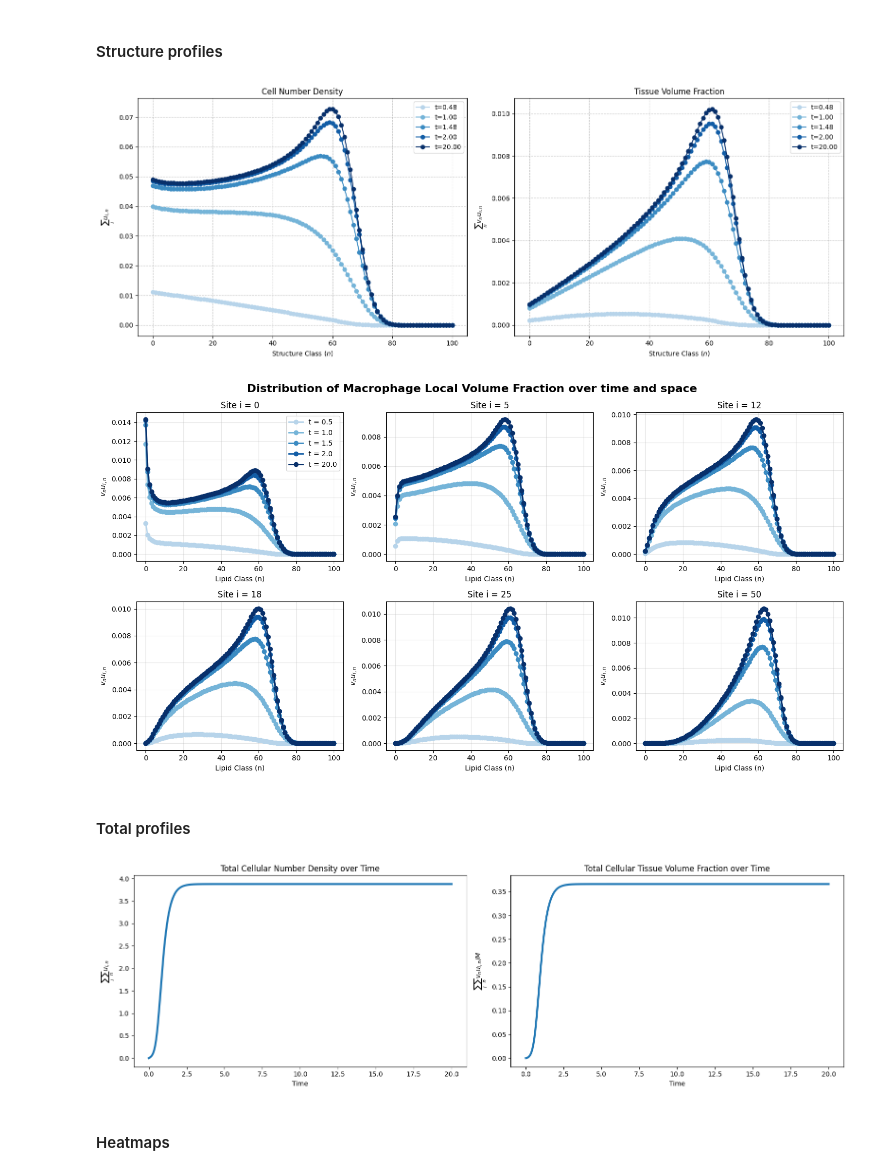
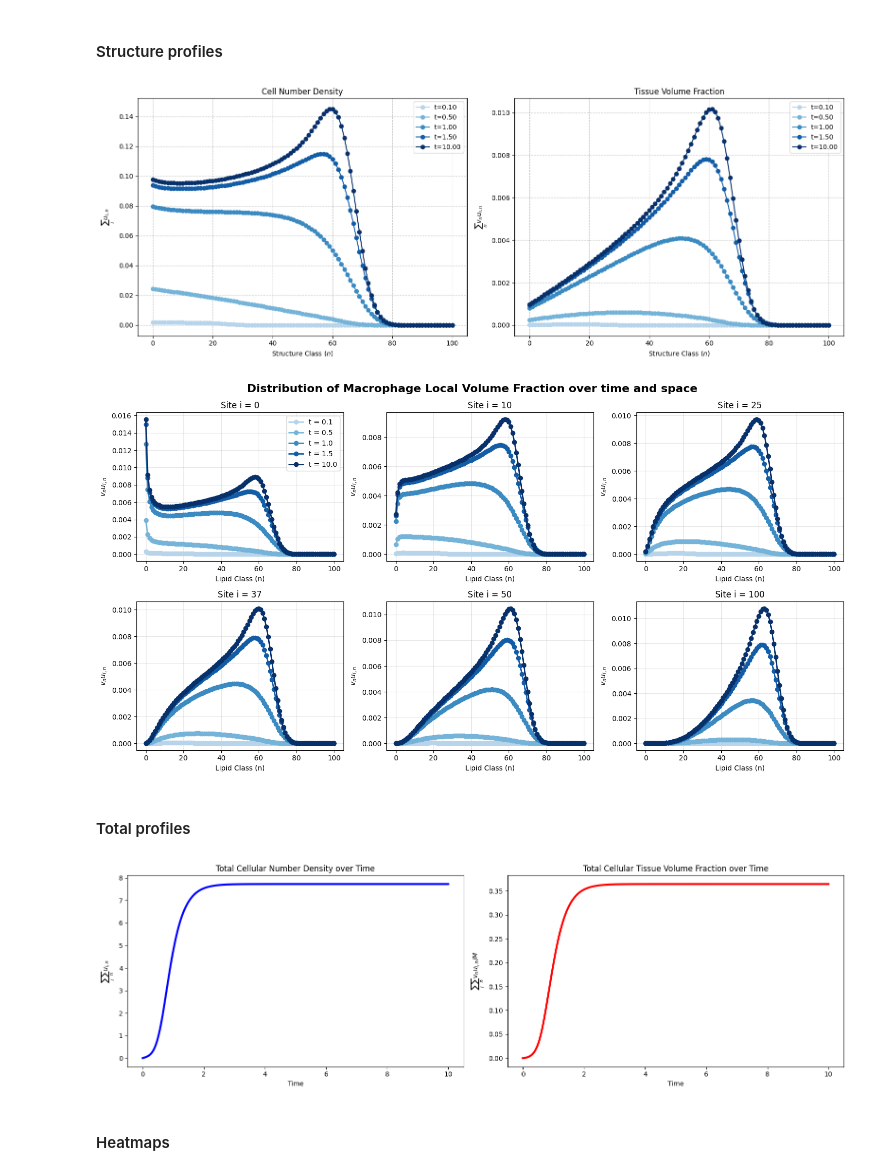
Before and after one commit to eleonoraagostinelli/VolumeFilling-Multiscale-Model, a Jupyter notebook: Discrete-SpaceStructure-Solver.ipynb, the cells around one changed output. Cells and saved outputs as stored; diff of their text form; code cells hidden in the pictures.

```diff
--- a/Discrete-SpaceStructure-Solver.ipynb
+++ b/Discrete-SpaceStructure-Solver.ipynb
@@ -290,11 +293,11 @@ We set gamma, beta, sigma_b and sigma_max to 0, and we then set the initial cond
 # %%
 # Define your parameters
 p = Params(
-    M=50, N=100, kplus=3, kminus=1, beta=2, D_min=0.1, gamma=0.2,
+    M=100, N=100, kplus=3, kminus=1, beta=2, D_min=0.1, gamma=0.2,
     sigma_b=0.004, sigma_max=0.4, V_tot=100000, v_max=10, theta=10, debug=True
 )
 
-t_final = 20.0
+t_final = 10.0
 # %%
 # Instantiate the model
 model = MacrophageModel(p)
@@ -325,7 +325,7 @@ Solver finished successfully: True
 ### Plotting and analysis
 # %%
 # Define time points to plot the results
-time_points = [0.5, 1.0, 1.5, 2.0, t_final]
+time_points = [0.1, 0.5, 1.0, 1.5, t_final]
 
 # 1. Choose a sequential colormap (e.g., 'Blues', 'Reds', 'Greens', 'Purples')
 cmap = plt.get_cmap('Blues')
@@ -417,7 +417,7 @@ for ax in axes:
 plt.tight_layout()
 plt.show()
 # %% [output]
-[figure, old version]
+[figure, new version]
 # %%
 import math
 
@@ -477,30 +477,30 @@ fig.suptitle("Distribution of Macrophage Local Volume Fraction over time and spa
 plt.tight_layout()
 plt.show()
 # %% [output]
-[figure, old version]
+[figure, new version]
 # %% [markdown]
 #### Total profiles
 # %%
 # Plot total cell density and tissue volume fraction over time
 fig, axes = plt.subplots(1, 2, figsize=(16, 5))
 
-axes[0].plot(sol.t, results["totals"]["cell_density"], linewidth=3)
+axes[0].plot(sol.t, results["totals"]["cell_density"], linewidth=3, color='blue')
 axes[0].set_title("Total Cellular Number Density over Time")
 axes[0].set_xlabel("Time")
 axes[0].set_ylabel(r"$\sum_i\sum_n u_{i,n}$ ")
 
-axes[1].plot(sol.t, results["totals"]["tissue_volume_fraction"], linewidth=3)
+axes[1].plot(sol.t, results["totals"]["tissue_volume_fraction"], linewidth=3, color='red')
 axes[1].set_title("Total Cellular Tissue Volume Fraction over Time")
 axes[1].set_xlabel("Time")
 axes[1].set_ylabel(r"$\sum_i\sum_n v_n u_{i,n}/M$ ")
 
 for ax in axes:
     ax.grid(False)
 
 plt.tight_layout()
 plt.show()
 # %% [output]
-[figure, old version]
+[figure, new version]
 # %% [markdown]
 #### Heatmaps
 # %%
```
Also changed, not shown: parts of 4 cells of this notebook, 3 other files.
